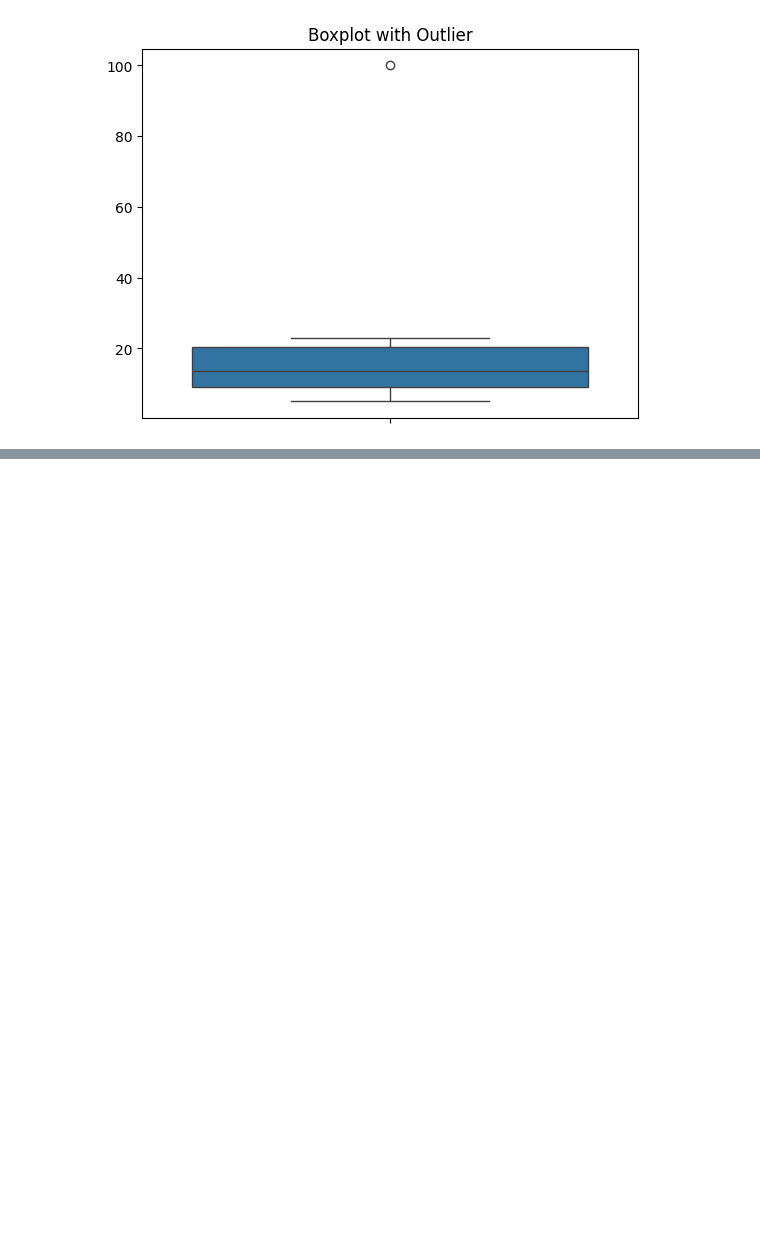
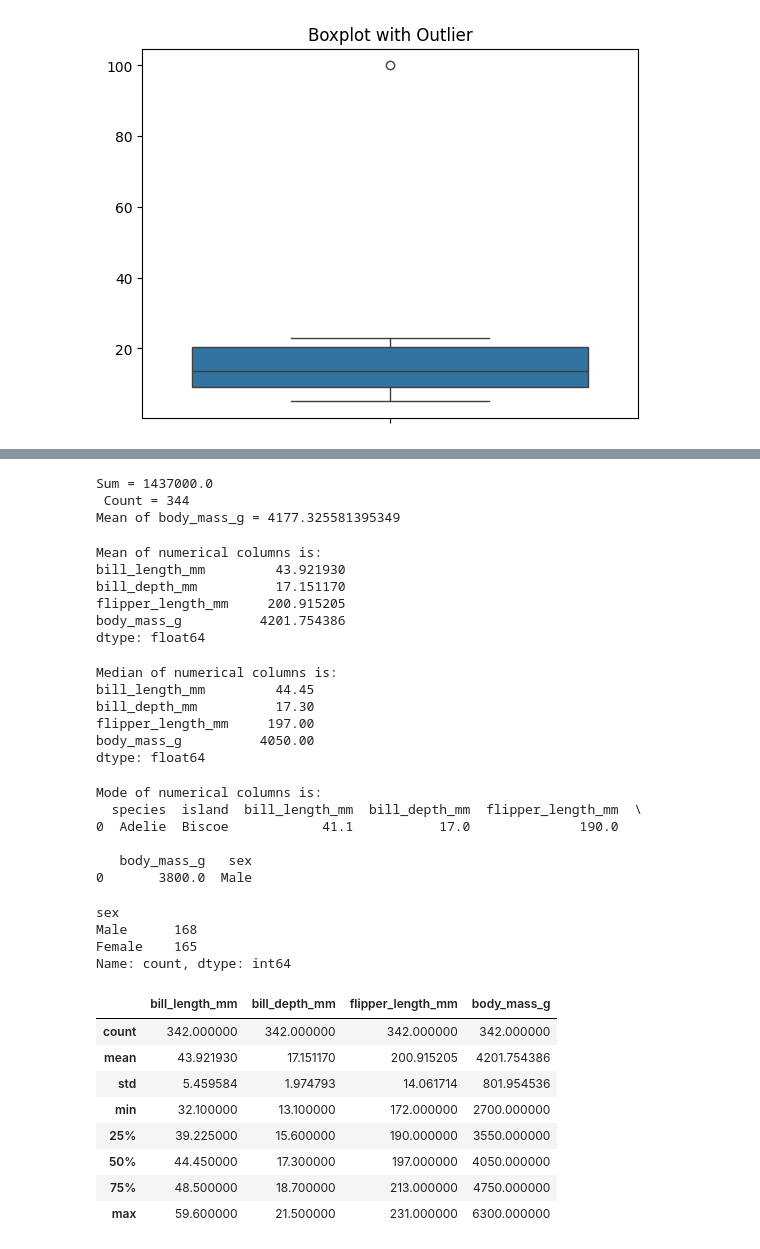
Before and after one commit to Raph4sure/Data-Science, a Jupyter notebook: module_3/descriptive.ipynb, the cells around one changed output, grey strips where cells are left out. Drawn from its saved outputs; the diff is of its cells as text; code cells hidden in the pictures; blank space fills up the shorter version.

```diff
--- a/module_3/descriptive.ipynb
+++ b/module_3/descriptive.ipynb
@@ -56,0 +90,74 @@ plt.show()
+# %%
+sum_of_body_mass_g = data['body_mass_g'].sum()
+
+count_of_body_mass_g = len(data["body_mass_g"])
+
+print (f"Sum = {sum_of_body_mass_g } \n Count = {count_of_body_mass_g}")
+
+Mean = sum_of_body_mass_g/count_of_body_mass_g
+
+print(f"Mean of body_mass_g = {Mean}")
+# %% [output]
+Sum = 1437000.0
+ Count = 344
+Mean of body_mass_g = 4177.325581395349
+# %%
+# Calculating mean of the numerical columns only
+
+mean_values = data.mean(numeric_only=True)
+
+print(f'Mean of numerical columns is: \n{mean_values}')
+# %% [output]
+Mean of numerical columns is:
+bill_length_mm         43.921930
+bill_depth_mm          17.151170
+flipper_length_mm     200.915205
+body_mass_g          4201.754386
+dtype: float64
+# %%
+# Calculating median of the numerical columns only
+
+median_values = data.median(numeric_only=True)
+
+print(f'Median of numerical columns is: \n{median_values}')
+# %% [output]
+Median of numerical columns is:
+bill_length_mm         44.45
+bill_depth_mm          17.30
+flipper_length_mm     197.00
+body_mass_g          4050.00
+dtype: float64
+# %%
+# Calculating mode of all columns
+
+mode_values = data.mode()
+
+print(f'Mode of numerical columns is: \n{mode_values}')
+# %% [output]
+Mode of numerical columns is:
+  species  island  bill_length_mm  bill_depth_mm  flipper_length_mm  \
+0  Adelie  Biscoe            41.1           17.0              190.0
+
+   body_mass_g   sex
+0       3800.0  Male
+# %%
+data['sex'].value_counts()
+# %% [output]
+sex
+Male      168
+Female    165
+Name: count, dtype: int64
+# %%
+# showing quick summary on all numerical columns
+
+data.describe()
+# %% [output]
+|  | bill_length_mm | bill_depth_mm | flipper_length_mm | body_mass_g |
+| count | 342.000000 | 342.000000 | 342.000000 | 342.000000 |
+| mean | 43.921930 | 17.151170 | 200.915205 | 4201.754386 |
+| std | 5.459584 | 1.974793 | 14.061714 | 801.954536 |
+| min | 32.100000 | 13.100000 | 172.000000 | 2700.000000 |
+| 25% | 39.225000 | 15.600000 | 190.000000 | 3550.000000 |
+| 50% | 44.450000 | 17.300000 | 197.000000 | 4050.000000 |
+| 75% | 48.500000 | 18.700000 | 213.000000 | 4750.000000 |
+| max | 59.600000 | 21.500000 | 231.000000 | 6300.000000 |
```
Also changed, not shown: parts of 11 cells of this notebook.
